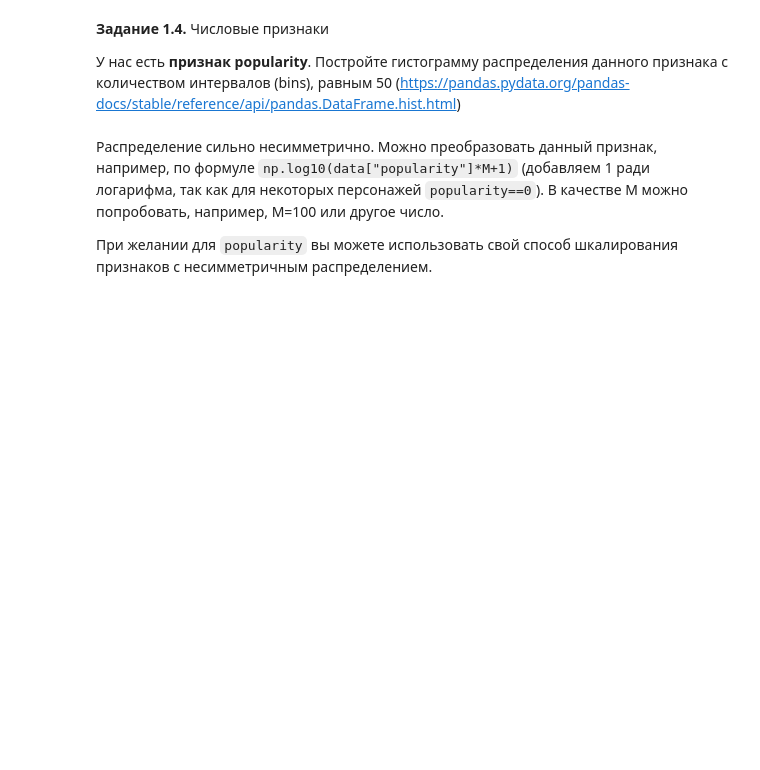
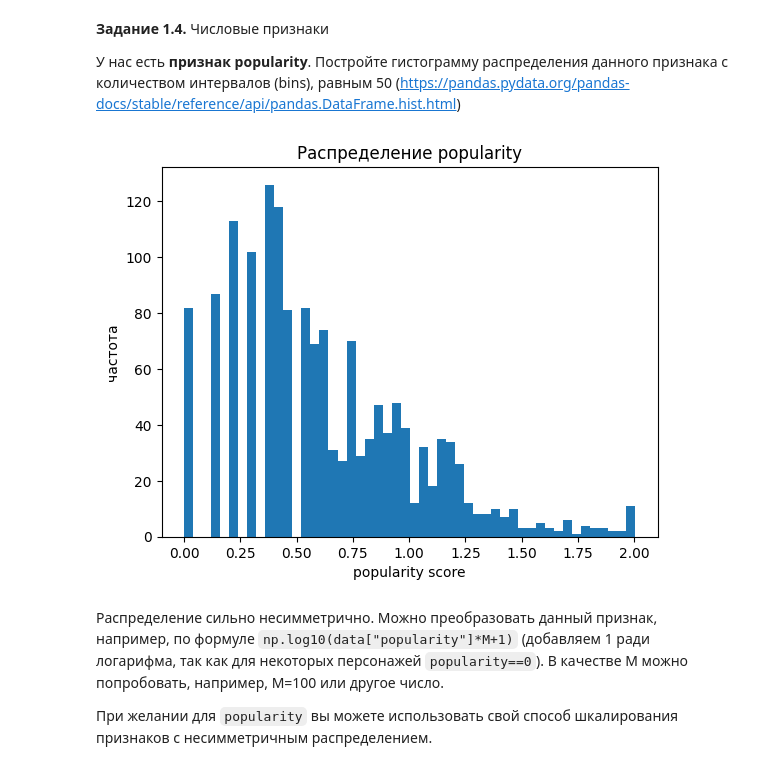
Before and after one commit to 2ndlife-anotherlife/Trees, a Jupyter notebook: week_01_ml_intro/Homework/hw_1_game_of_thrones.ipynb, the cells around one changed output. Saved outputs shown, nothing was run; the diff lists cells and outputs as text; code cells hidden in the pictures; blank space fills up the shorter version.

```diff
--- a/week_01_ml_intro/Homework/hw_1_game_of_thrones.ipynb
+++ b/week_01_ml_intro/Homework/hw_1_game_of_thrones.ipynb
@@ -109,0 +108,3 @@ data = # ...
+# %%
+data = pd.read_csv("/content/game_of_thrones_train.csv",index_col='S.No')
+data
@@ -141,6 +205,14 @@ data.describe(include = [...]).T[['count', 'min', 'max']]
 **Задание 1.4.** Числовые признаки
 
 У нас есть **признак popularity**. Постройте гистограмму распределения данного признака с количеством интервалов (bins), равным 50 (https://pandas.pydata.org/pandas-docs/stable/reference/api/pandas.DataFrame.hist.html)
+# %%
+plt.hist(np.log10(data["popularity"]*100+1),bins=50)
+plt.title("Распределение popularity")
+plt.xlabel("popularity score")
+plt.ylabel("частота")
+plt.show()
+# %% [output]
+[figure, added]
 # %% [markdown]
 Распределение сильно несимметрично. Можно преобразовать данный признак, например, по формуле `np.log10(data["popularity"]*M+1)` (добавляем 1 ради логарифма, так как для некоторых персонажей `popularity==0`). В качестве M можно попробовать, например, M=100 или другое число.
 
```
Also changed, not shown: parts of 9 cells of this notebook.
